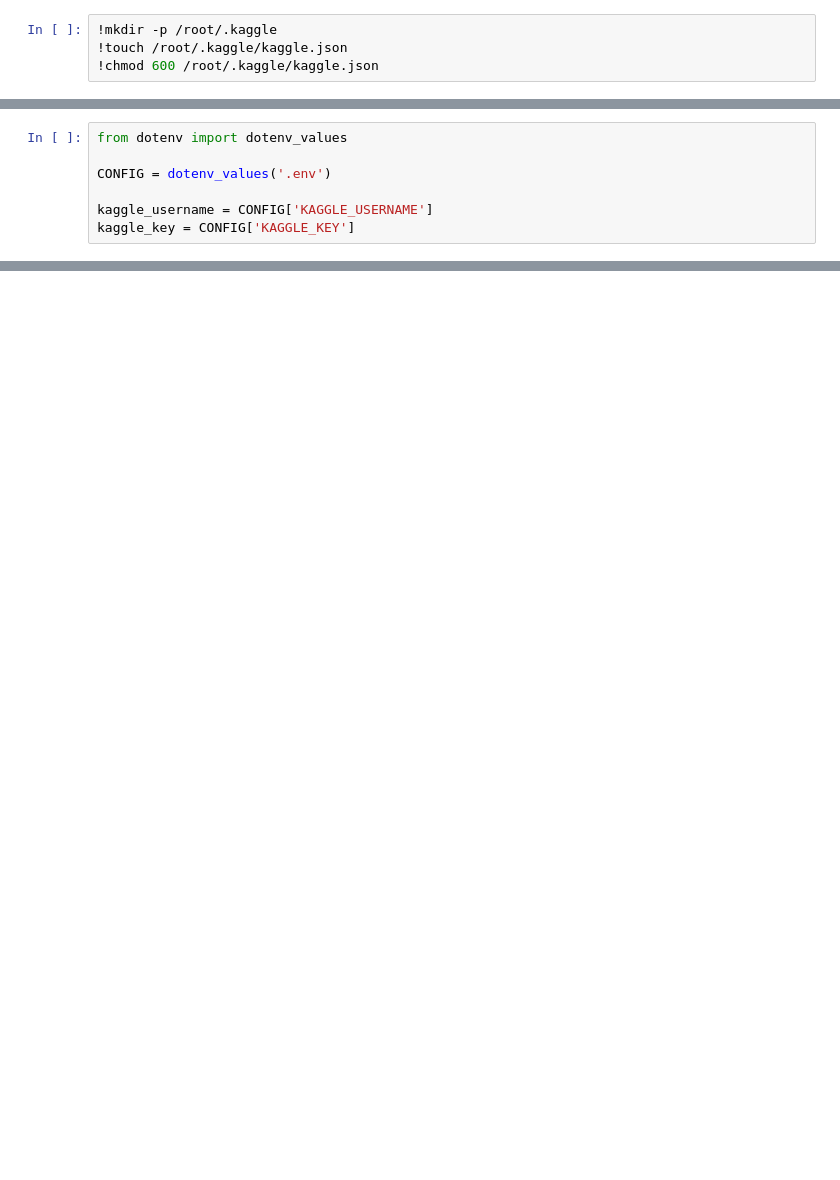
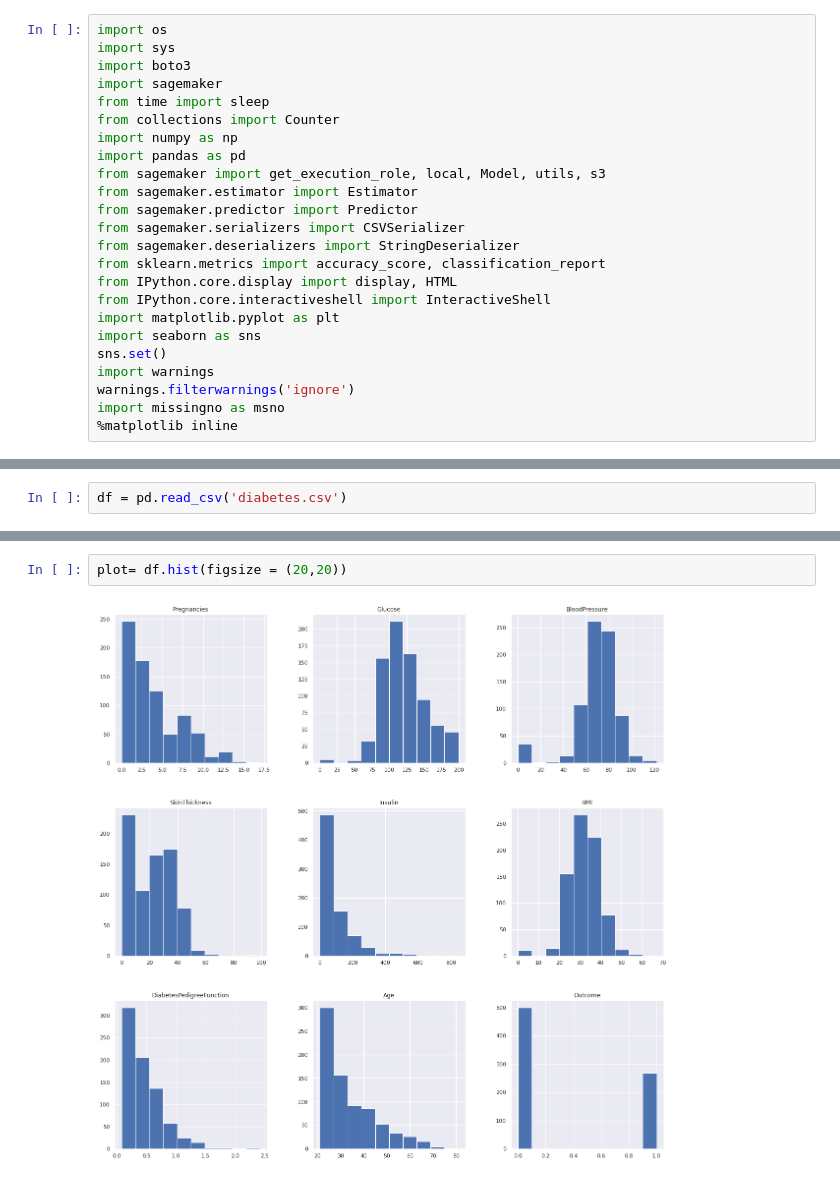
Before and after one commit to masinde70/Capstone, a Jupyter notebook: capstone.ipynb, the cells around one changed output, grey strips where cells are left out. Cells and saved outputs as stored; diff of their text form; blank space fills up the shorter version.

```diff
--- a/capstone.ipynb
+++ b/capstone.ipynb
@@ -8,4 +28,24 @@
 # %%
-!mkdir -p /root/.kaggle
-!touch /root/.kaggle/kaggle.json
-!chmod 600 /root/.kaggle/kaggle.json
+import os
+import sys
+import boto3
+import sagemaker
+from time import sleep
+from collections import Counter
+import numpy as np
+import pandas as pd
+from sagemaker import get_execution_role, local, Model, utils, s3
+from sagemaker.estimator import Estimator
+from sagemaker.predictor import Predictor
+from sagemaker.serializers import CSVSerializer
+from sagemaker.deserializers import StringDeserializer
+from sklearn.metrics import accuracy_score, classification_report
+from IPython.core.display import display, HTML
+from IPython.core.interactiveshell import InteractiveShell
+import matplotlib.pyplot as plt
+import seaborn as sns
+sns.set()
+import warnings
+warnings.filterwarnings('ignore')
+import missingno as msno
+%matplotlib inline
@@ -12,8 +67,3 @@
 # %%
-from dotenv import dotenv_values
-
-CONFIG = dotenv_values('.env')
-
-kaggle_username = CONFIG['KAGGLE_USERNAME']
-kaggle_key = CONFIG['KAGGLE_KEY']
+df = pd.read_csv('diabetes.csv')
 # %%
@@ -31,0 +139,4 @@ ValueError: Error: Missing username in configuration.
+# %%
+plot= df.hist(figsize = (20,20))
+# %% [output]
+[figure, added]
```
Also changed, not shown: parts of 29 cells of this notebook.
